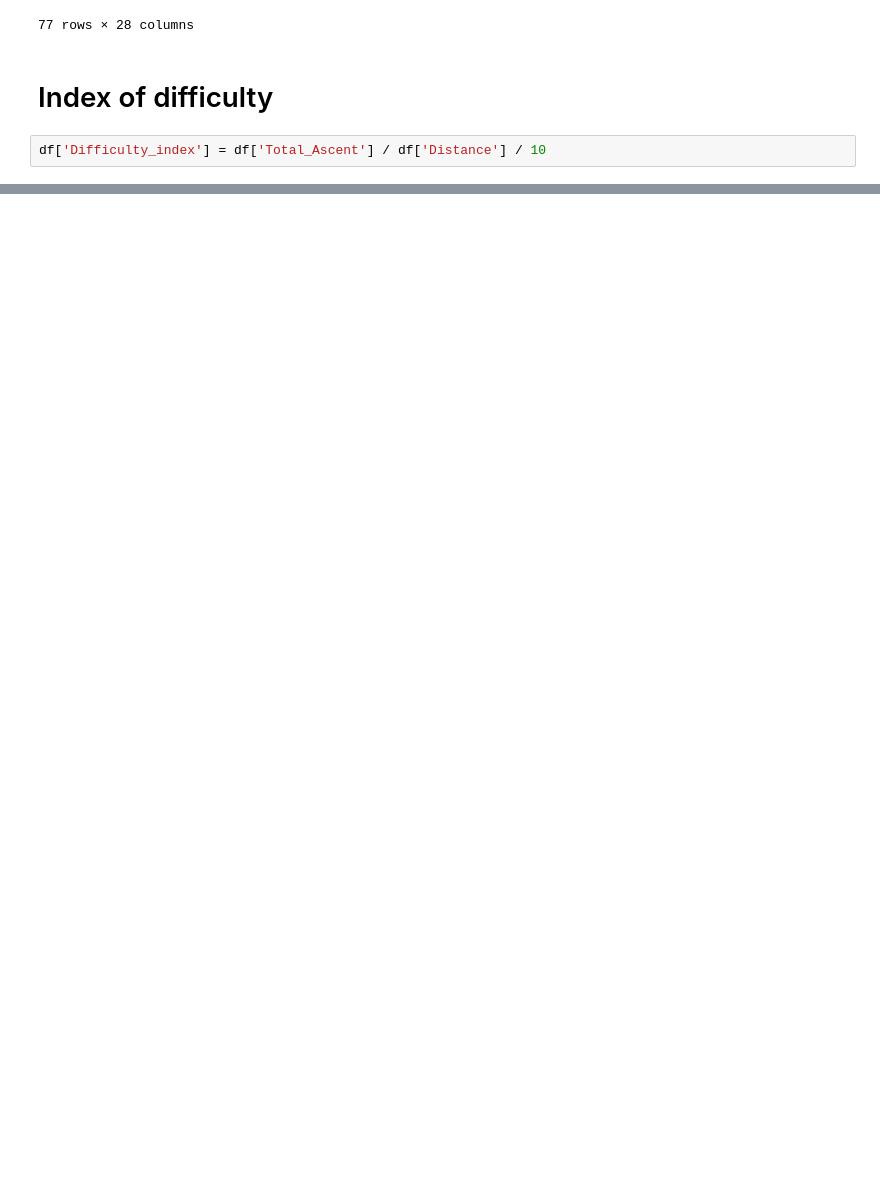
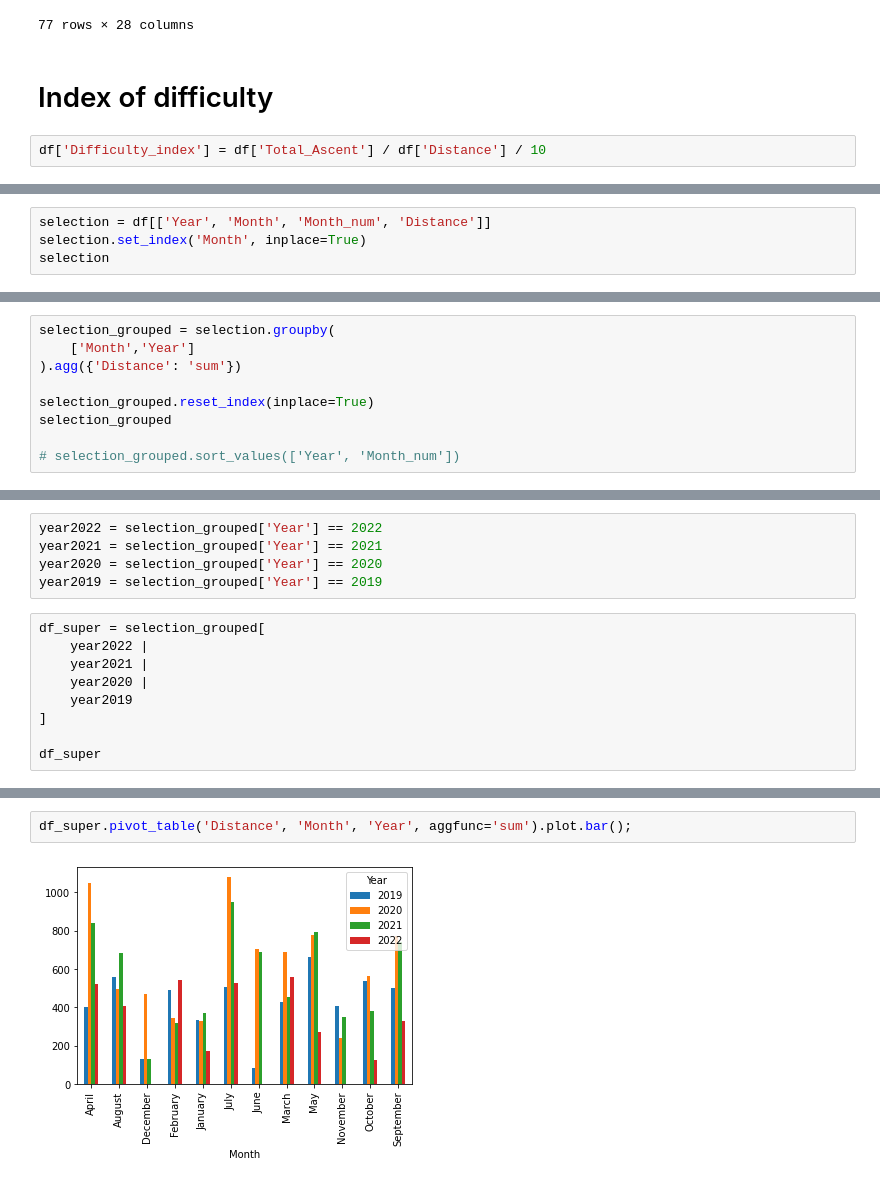
Before and after one commit to RadimJedlicka/my_garmin_data, a Jupyter notebook: cycling_activities.ipynb, the cells around one changed output, grey strips where cells are left out. Cells and saved outputs as stored; diff of their text form; blank space fills up the shorter version.

```diff
--- a/cycling_activities.ipynb
+++ b/cycling_activities.ipynb
@@ -406,0 +420,4 @@ Difficulty.head(20)
+# %%
+selection = df[['Year', 'Month', 'Month_num', 'Distance']]
+selection.set_index('Month', inplace=True)
+selection
@@ -406,0 +439,9 @@ Difficulty.head(20)
+# %%
+selection_grouped = selection.groupby(
+    ['Month','Year']
+).agg({'Distance': 'sum'})
+
+selection_grouped.reset_index(inplace=True)
+selection_grouped
+
+# selection_grouped.sort_values(['Year', 'Month_num'])
@@ -406,0 +462,14 @@ Difficulty.head(20)
+# %%
+year2022 = selection_grouped['Year'] == 2022
+year2021 = selection_grouped['Year'] == 2021
+year2020 = selection_grouped['Year'] == 2020
+year2019 = selection_grouped['Year'] == 2019
+# %%
+df_super = selection_grouped[
+    year2022 |
+    year2021 |
+    year2020 |
+    year2019
+]
+
+df_super
@@ -406,0 +511,4 @@ Difficulty.head(20)
+# %%
+df_super.pivot_table('Distance', 'Month', 'Year', aggfunc='sum').plot.bar();
+# %% [output]
+[figure, added]
```
Also changed, not shown: parts of 13 cells of this notebook, 9 other files.
